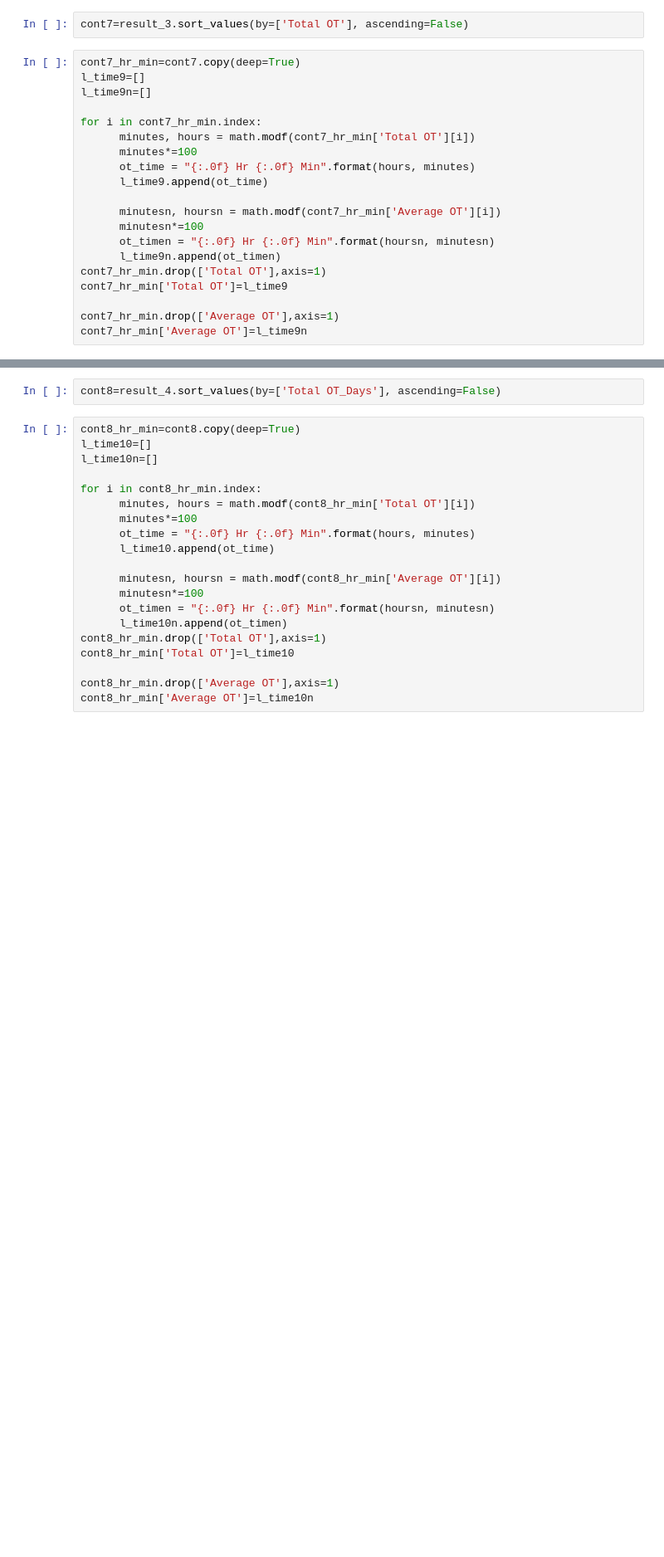
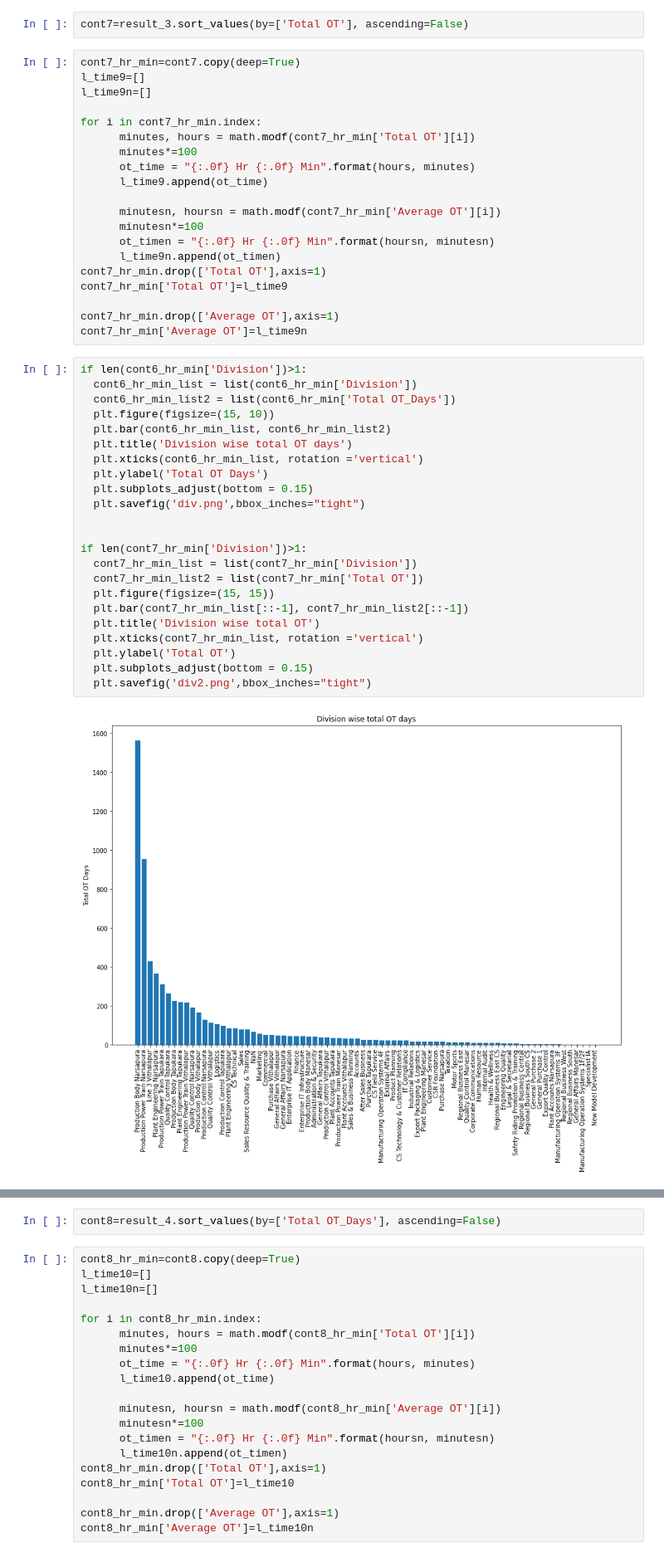
Before and after one commit to kartikeyahl/MS_analysis, a Jupyter notebook: PunchTimeAnalysisLatest4.ipynb, the cells around one changed output, grey strips where cells are left out. Shown: that part at 83% size. Drawn from its saved outputs; the diff is of its cells as text; blank space fills up the shorter version.

```diff
--- a/PunchTimeAnalysisLatest4.ipynb
+++ b/PunchTimeAnalysisLatest4.ipynb
@@ -1112,3 +1274,28 @@ cont7_hr_min['Total OT']=l_time9
 
 cont7_hr_min.drop(['Average OT'],axis=1)
 cont7_hr_min['Average OT']=l_time9n
+# %%
+if len(cont6_hr_min['Division'])>1:
+  cont6_hr_min_list = list(cont6_hr_min['Division'])
+  cont6_hr_min_list2 = list(cont6_hr_min['Total OT_Days'])
+  plt.figure(figsize=(15, 10))
+  plt.bar(cont6_hr_min_list, cont6_hr_min_list2)
+  plt.title('Division wise total OT days')
+  plt.xticks(cont6_hr_min_list, rotation ='vertical')
+  plt.ylabel('Total OT Days')
+  plt.subplots_adjust(bottom = 0.15)
+  plt.savefig('div.png',bbox_inches="tight")
+
+
+if len(cont7_hr_min['Division'])>1:
+  cont7_hr_min_list = list(cont7_hr_min['Division'])
+  cont7_hr_min_list2 = list(cont7_hr_min['Total OT'])
+  plt.figure(figsize=(15, 15))
+  plt.bar(cont7_hr_min_list[::-1], cont7_hr_min_list2[::-1])
+  plt.title('Division wise total OT')
+  plt.xticks(cont7_hr_min_list, rotation ='vertical')
+  plt.ylabel('Total OT')
+  plt.subplots_adjust(bottom = 0.15)
+  plt.savefig('div2.png',bbox_inches="tight")
+# %% [output]
+[figure, added]
```
Also changed, not shown: parts of 17 cells of this notebook.
